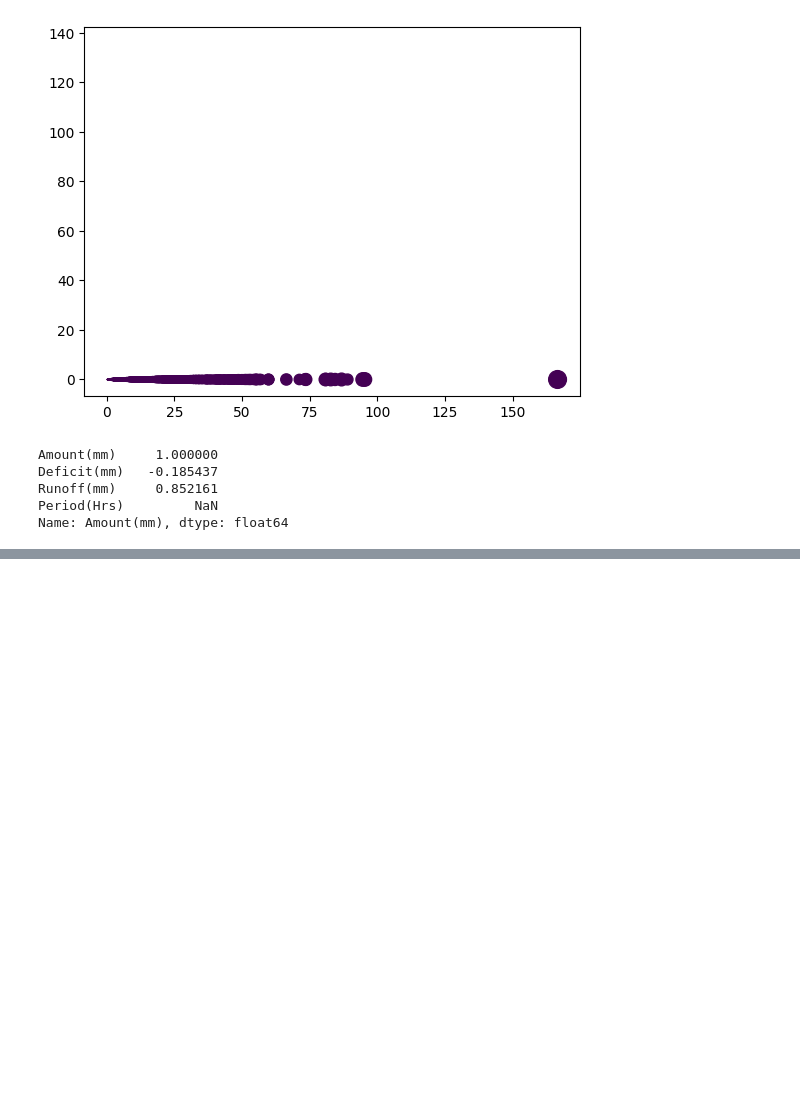
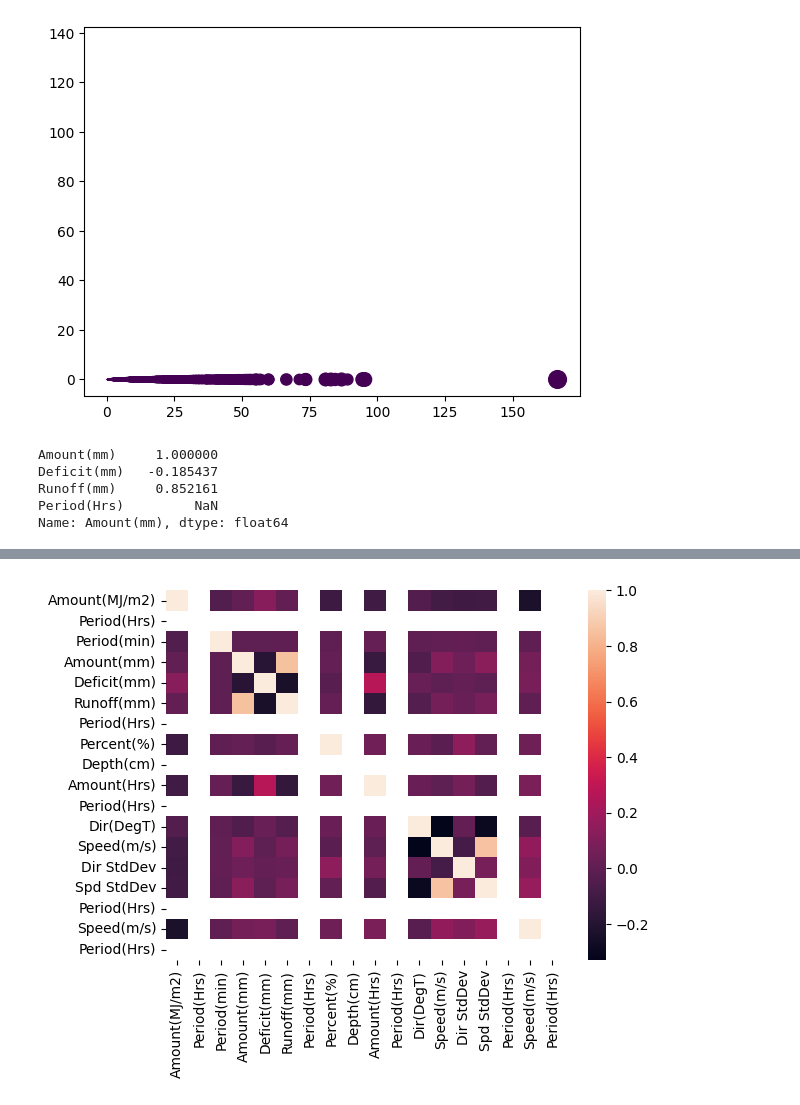
Before and after one commit to YingCG/phyton-basic, a Jupyter notebook: Rainfall_PredictionUsingLinearRegressionModel/rainfall.ipynb, the cells around one changed output, grey strips where cells are left out. Saved outputs shown, nothing was run; the diff lists cells and outputs as text; code cells hidden in the pictures; blank space fills up the shorter version.

```diff
--- a/Rainfall_PredictionUsingLinearRegressionModel/rainfall.ipynb
+++ b/Rainfall_PredictionUsingLinearRegressionModel/rainfall.ipynb
@@ -125,0 +139,15 @@ correlation
+# %%
+# import modules
+import matplotlib.pyplot as mp
+import pandas as pd
+import seaborn as sb
+
+
+joindata.drop(['Period(Hrs)'], axis=1)
+# plotting correlation heatmap
+dataplot=sb.heatmap(joindata.corr())
+
+# displaying heatmap
+mp.show()
+# %% [output]
+[figure, added]
```
Also changed, not shown: parts of 4 cells of this notebook, 1 other file.
